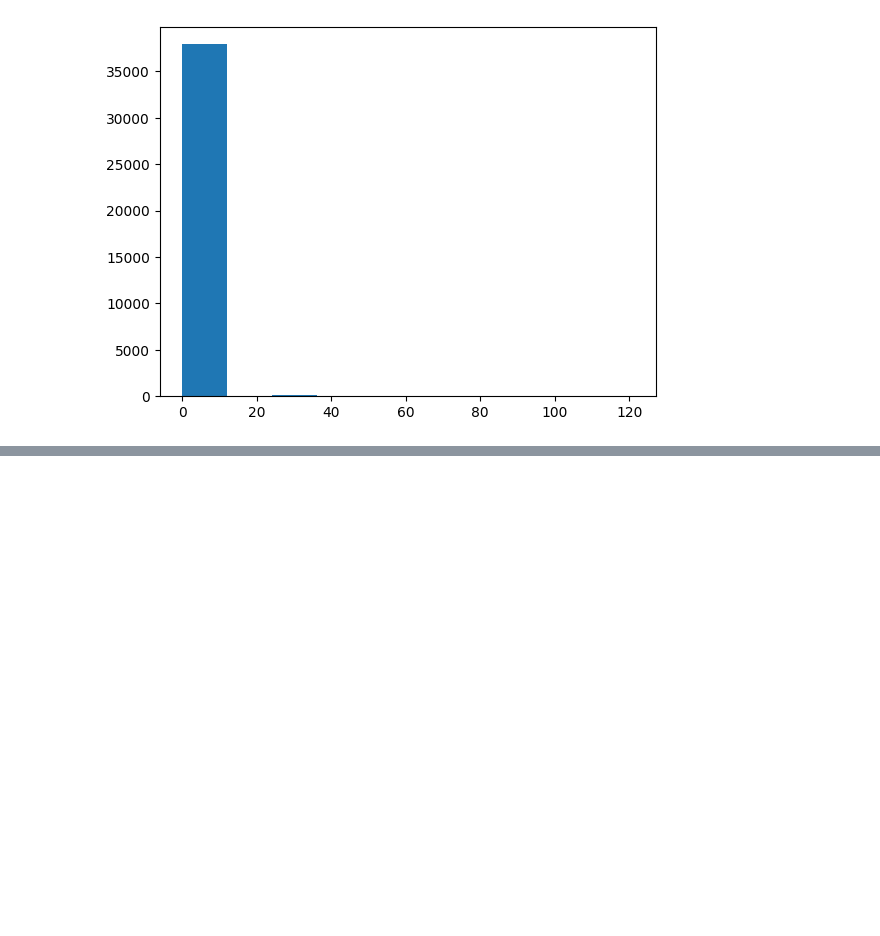
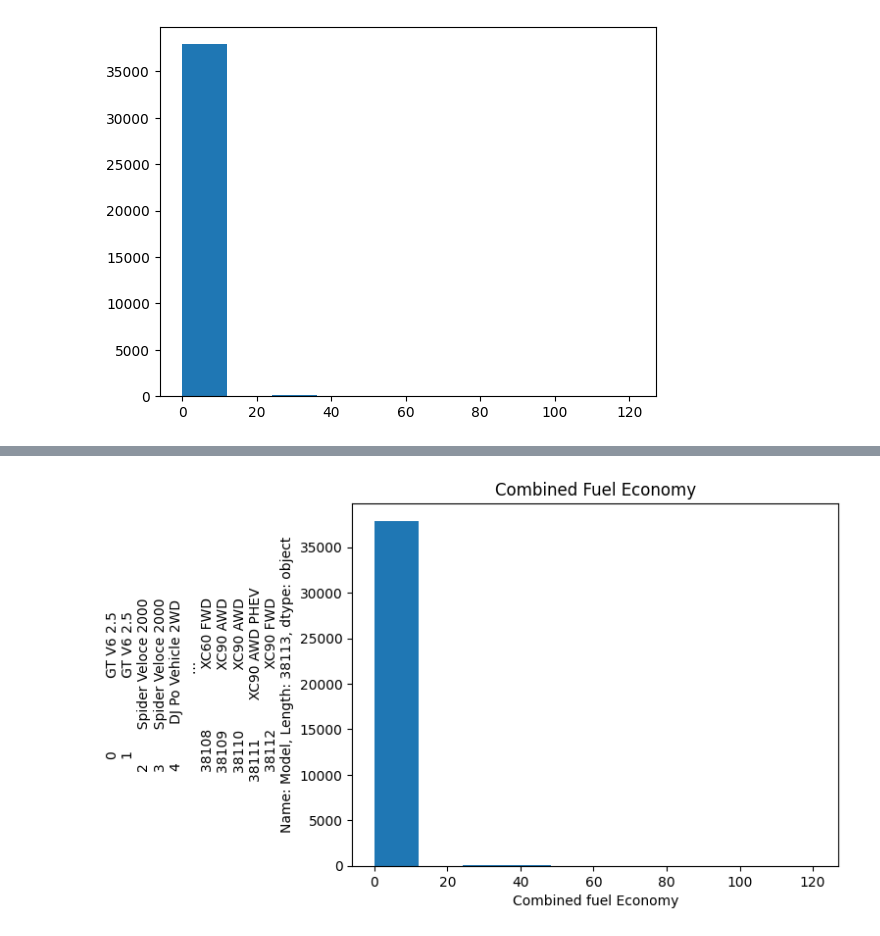
Before and after one commit to najibifar/Data_Analysis, a Jupyter notebook: Visualization/MatplotPandasSeaborn.ipynb, the cells around one changed output, grey strips where cells are left out. Drawn from its saved outputs; the diff is of its cells as text; code cells hidden in the pictures; blank space fills up the shorter version.

```diff
--- a/Visualization/MatplotPandasSeaborn.ipynb
+++ b/Visualization/MatplotPandasSeaborn.ipynb
@@ -49,0 +76,8 @@ plt.hist(df['Combined Electricity Consumption'])
+# %%
+plt.hist(df['Combined Electricity Consumption'])
+plt.xlabel('Combined fuel Economy')
+plt.ylabel(df['Model'])
+plt.title('Combined Fuel Economy')
+plt.show()
+# %% [output]
+[figure, added]
```
Also changed, not shown: parts of 4 cells of this notebook.
